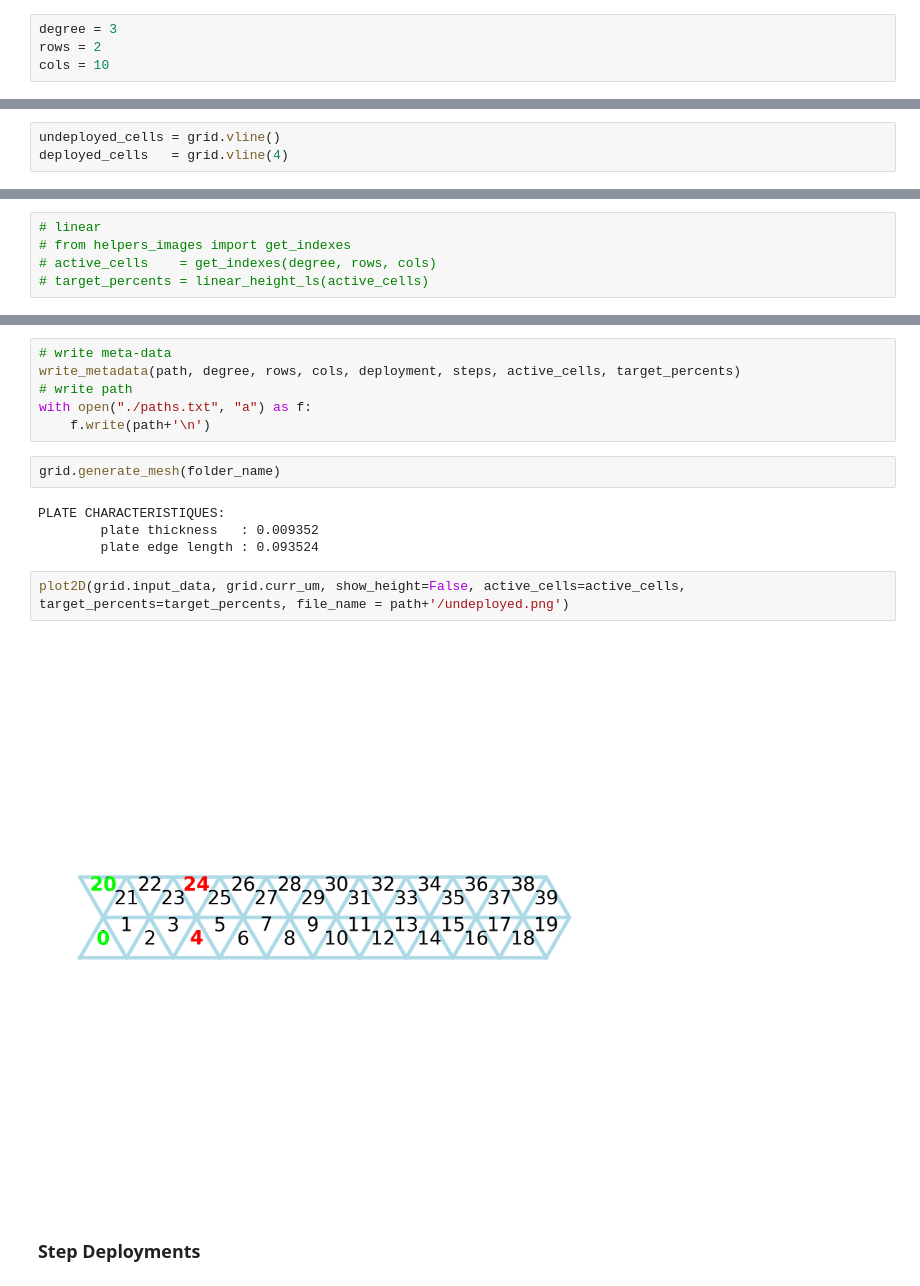
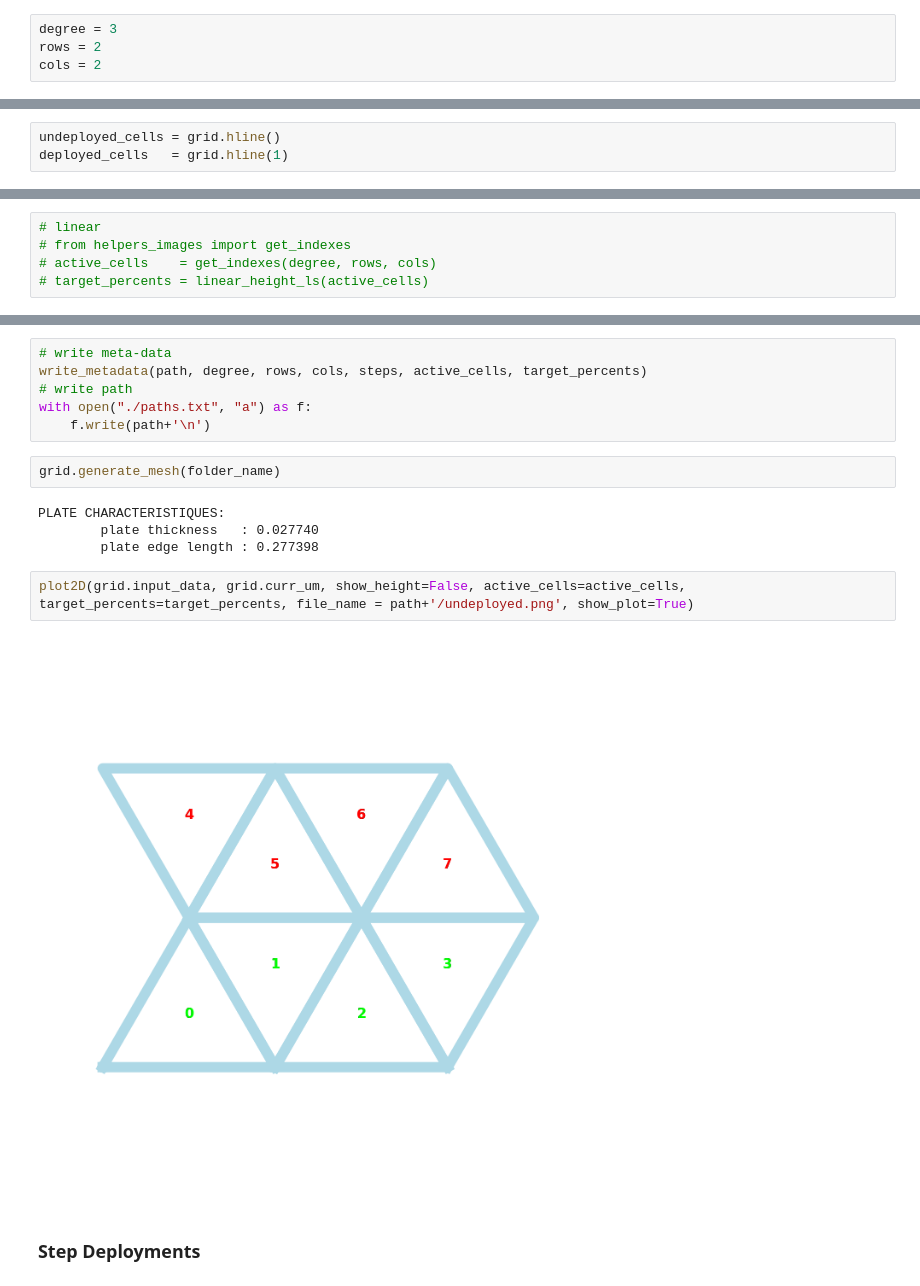
Before and after one commit to udaykusupati/ActuationUmbrellaMeshes, a Jupyter notebook: python/actuation_experiments/RG_deployment.ipynb, the cells around one changed output, grey strips where cells are left out. Saved outputs shown, nothing was run; the diff lists cells and outputs as text.

```diff
--- a/python/actuation_experiments/RG_deployment.ipynb
+++ b/python/actuation_experiments/RG_deployment.ipynb
@@ -24,6 +21,6 @@ category_name
 # %%
 degree = 3
 rows = 2
-cols = 10
+cols = 2
 # %%
 experiment_name =f'u0_d7'
@@ -42,8 +39,8 @@ grid = RegularGrid(degree, rows, cols)
 # %% [markdown]
 ### **Deployed** and **Undeployed**
 # %%
-undeployed_cells = grid.vline()
-deployed_cells   = grid.vline(4)
+undeployed_cells = grid.hline()
+deployed_cells   = grid.hline(1)
 # %% [markdown]
 - grid.border()
 - grid.center()
@@ -72,6 +73,6 @@ cell:target percent - 20:  0%
 # %%
 # write meta-data
-write_metadata(path, degree, rows, cols, deployment, steps, active_cells, target_percents)
+write_metadata(path, degree, rows, cols, steps, active_cells, target_percents)
 # write path
 with open("./paths.txt", "a") as f:
     f.write(path+'\n')
@@ -79,12 +80,12 @@ with open("./paths.txt", "a") as f:
 grid.generate_mesh(folder_name)
 # %% [output]
 PLATE CHARACTERISTIQUES:
-        plate thickness   : 0.009352
-        plate edge length : 0.093524
+        plate thickness   : 0.027740
+        plate edge length : 0.277398
 # %%
-plot2D(grid.input_data, grid.curr_um, show_height=False, active_cells=active_cells, target_percents=target_percents, file_name = path+'/undeployed.png')
+plot2D(grid.input_data, grid.curr_um, show_height=False, active_cells=active_cells, target_percents=target_percents, file_name = path+'/undeployed.png', show_plot=True)
 # %% [output]
-[figure, old version]
+[figure, new version]
 # %% [markdown]
 ### **Step Deployments**
 # %%
```
Also changed, not shown: parts of 10 cells of this notebook, 13 other files.
